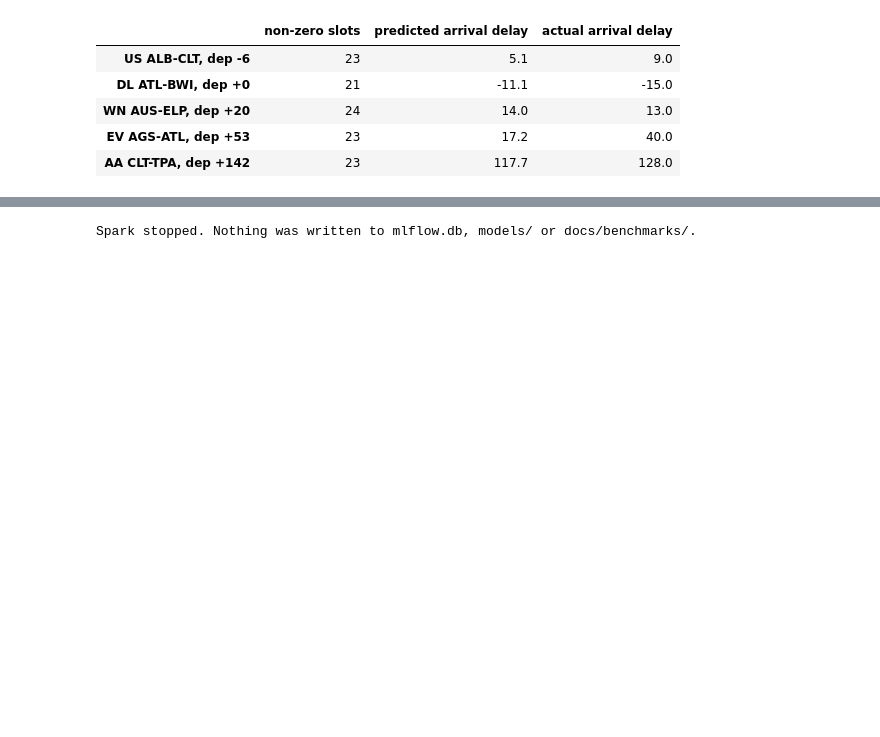
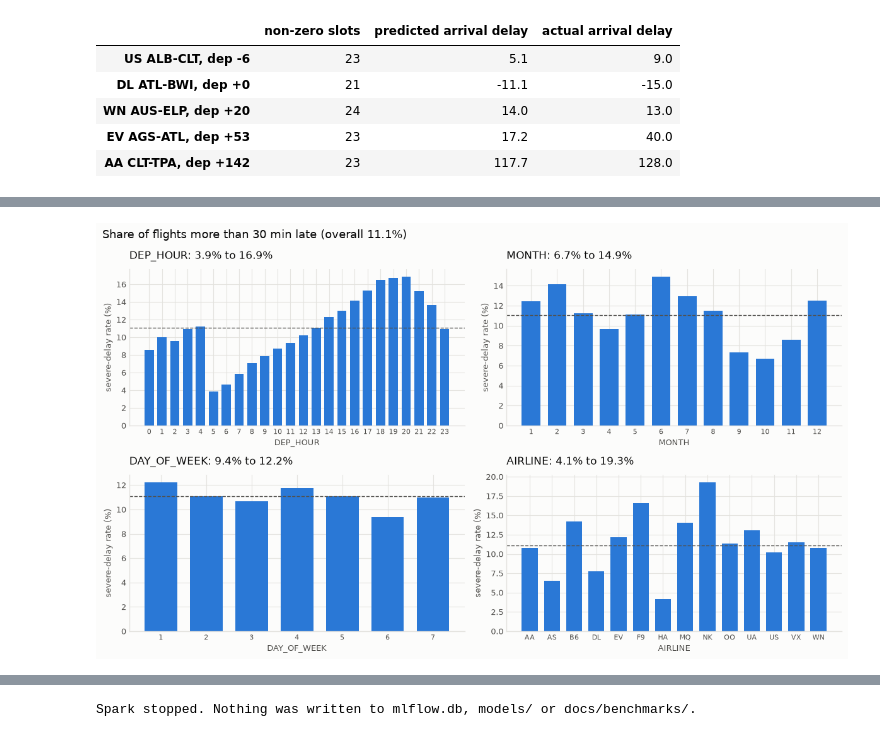
Before and after one commit to YN2TB/Supervised_learning_pipeline_spark, a Jupyter notebook: notebooks/visualisations.ipynb, the cells around one changed output, grey strips where cells are left out. Cells and saved outputs as stored; diff of their text form; code cells hidden in the pictures; blank space fills up the shorter version.

Commit message:
Pre-departure model: frequency encoding, PCA by variance, per-arm plots in MLflow

```diff
--- a/notebooks/visualisations.ipynb
+++ b/notebooks/visualisations.ipynb
@@ -950,0 +983,16 @@ features_selected as Spark stores it (values rounded to 2 decimals):
+# %%
+overall = df.agg(F.avg('label_severe')).first()[0]
+fig, axes = plt.subplots(2, 2, figsize=(12, 7))
+for ax, col in zip(axes.flat, ['DEP_HOUR', 'MONTH', 'DAY_OF_WEEK', 'AIRLINE']):
+    g = (df.groupBy(col).agg(F.avg('label_severe').alias('rate'), F.count('*').alias('n'))
+           .orderBy(col).toPandas())
+    ax.bar(g[col].astype(str), g['rate'] * 100, color=BLUE, width=0.72)
+    ax.axhline(overall * 100, color=INK_2, lw=1, ls='--')
+    lo, hi = g['rate'].min() * 100, g['rate'].max() * 100
+    style_axes(ax, col, 'severe-delay rate (%)', f'{col}: {lo:.1f}% to {hi:.1f}%')
+    ax.tick_params(axis='x', labelsize=8)
+fig.suptitle(f'Share of flights more than 30 min late (overall {overall:.1%})',
+             x=0.01, ha='left', color=INK, fontsize=13)
+plt.tight_layout(); plt.show()
+# %% [output]
+[figure, added]
```
Also changed, not shown: parts of 8 cells of this notebook, 9 other files.
